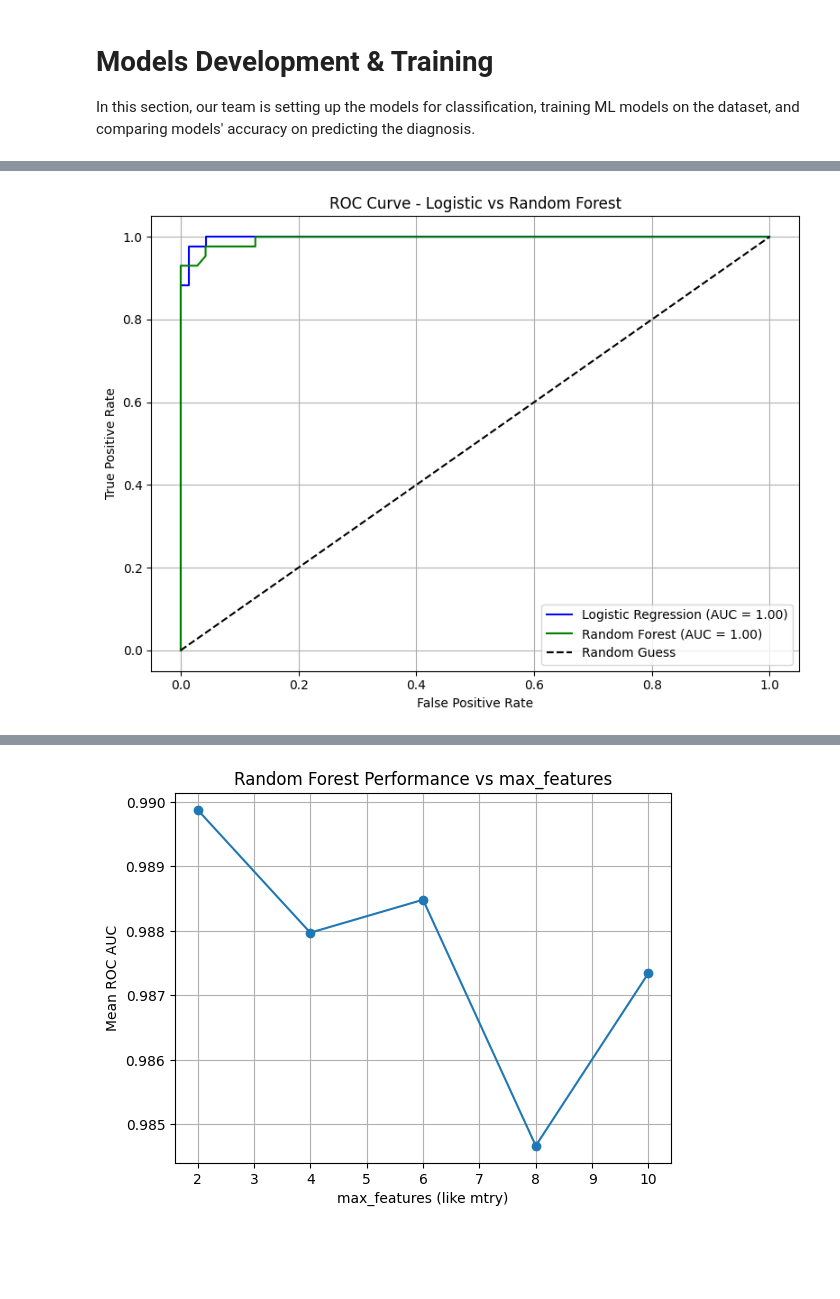
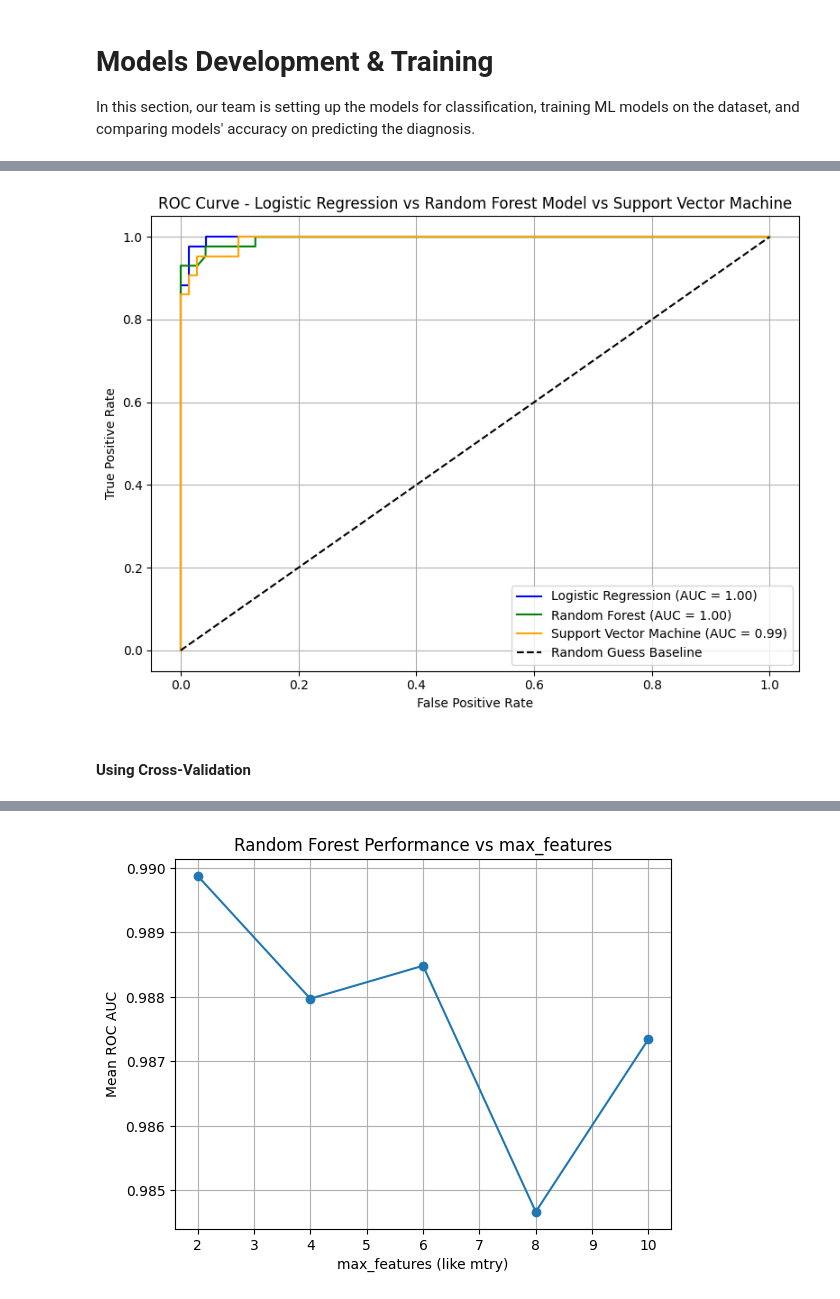
Before and after one commit to omaralfaqih6/breast_cancer_wisconsin, a Jupyter notebook: data_prep_mod_setup.ipynb, the cells around one changed output, grey strips where cells are left out. Drawn from its saved outputs; the diff is of its cells as text; code cells hidden in the pictures; blank space fills up the shorter version.

```diff
--- a/data_prep_mod_setup.ipynb
+++ b/data_prep_mod_setup.ipynb
@@ -377,0 +411,22 @@ weighted avg       0.97      0.96      0.96       114
+# %%
+# Support Vector Machine (SVM) fitting and prediction
+# In this section, our third and last ML model is trained and tested using the dataset.
+
+# We will use the SVC class from sklearn.svm to create the model
+from sklearn.svm import SVC
+
+# Create a Support Vector Machine model
+svm = SVC(probability=True, random_state=42) # The kernel is set to 'linear' for a linear decision boundary
+
+# Fit the SVM model to the training data
+svm.fit(X_train, y_train)
+
+# Predict the labels for the test set
+# This step is crucial to evaluate the model's performance on unseen data
+# The predict method will return the predicted labels for the test set
+y_pred_svm = svm.predict(X_test)
+
+# Display the performance of the SVM model
+# We will use the classification_report function from sklearn.metrics to evaluate the model's performance
+print("Support Vector Machine performance:")
+print(classification_report(y_test, y_pred_svm))
@@ -378,33 +456,46 @@ weighted avg       0.97      0.96      0.96       114
 # %%
-# Get predicted probabilities
-y_prob_lr = lr.predict_proba(X_test)[:, 1]  # Logistic Regression
-y_prob_rf = rf.predict_proba(X_test)[:, 1]  # Random Forest
+# Calculate the ROC & AUC for each model
+# This step is essential for evaluating the models using ROC curves and AUC scores
+# We will use the predict_proba method to get the predicted probabilities for each class
+y_prob_lr = lr.predict_proba(X_test)[:, 1] # For Logistic Regression model
+y_prob_rf = rf.predict_proba(X_test)[:, 1] # For Random Forest Model
+y_prob_svm = svm.predict_proba(X_test)[:, 1]  # For Support Vector Machine
 
 # Compute ROC curve and AUC for Logistic Regression
 fpr_lr, tpr_lr, _ = roc_curve(y_test, y_prob_lr)
 auc_lr = roc_auc_score(y_test, y_prob_lr)
 
 # Compute ROC curve and AUC for Random Forest
 fpr_rf, tpr_rf, _ = roc_curve(y_test, y_prob_rf)
 auc_rf = roc_auc_score(y_test, y_prob_rf)
 
+# Compute ROC curve and AUC for Support Vector Machine
+fpr_svm, tpr_svm, _ = roc_curve(y_test, y_prob_svm)
+auc_svm = roc_auc_score(y_test, y_prob_svm)
+
 # Plot ROC curves
 plt.figure(figsize=(8, 6))
 plt.plot(fpr_lr, tpr_lr, label=f'Logistic Regression (AUC = {auc_lr:.2f})', color='blue')
 plt.plot(fpr_rf, tpr_rf, label=f'Random Forest (AUC = {auc_rf:.2f})', color='green')
+plt.plot(fpr_svm, tpr_svm, label=f'Support Vector Machine (AUC = {auc_svm:.2f})', color='orange')
 
-# Random guess line
-plt.plot([0, 1], [0, 1], 'k--', label='Random Guess')
+# Plot random guess line
+# This line represents a model that randomly guesses the class labels
+# It serves as a baseline for comparison with the other models
+plt.plot([0, 1], [0, 1], 'k--', label='Random Guess Baseline')
 
+# Set labels and title for the plot
 plt.xlabel('False Positive Rate')
 plt.ylabel('True Positive Rate')
-plt.title('ROC Curve - Logistic vs Random Forest')
+plt.title('ROC Curve - Logistic Regression vs Random Forest Model vs Support Vector Machine')
 plt.legend(loc='lower right')
 plt.grid(True)
 plt.tight_layout()
 plt.show()
 # %% [output]
-[figure, old version]
+[figure, new version]
+# %% [markdown]
+#### Using Cross-Validation<br>
 # %%
 # Logistic Regression with cross-validation
 lr_cv = LogisticRegression(max_iter=1000)
```
Also changed, not shown: parts of 21 cells of this notebook.
